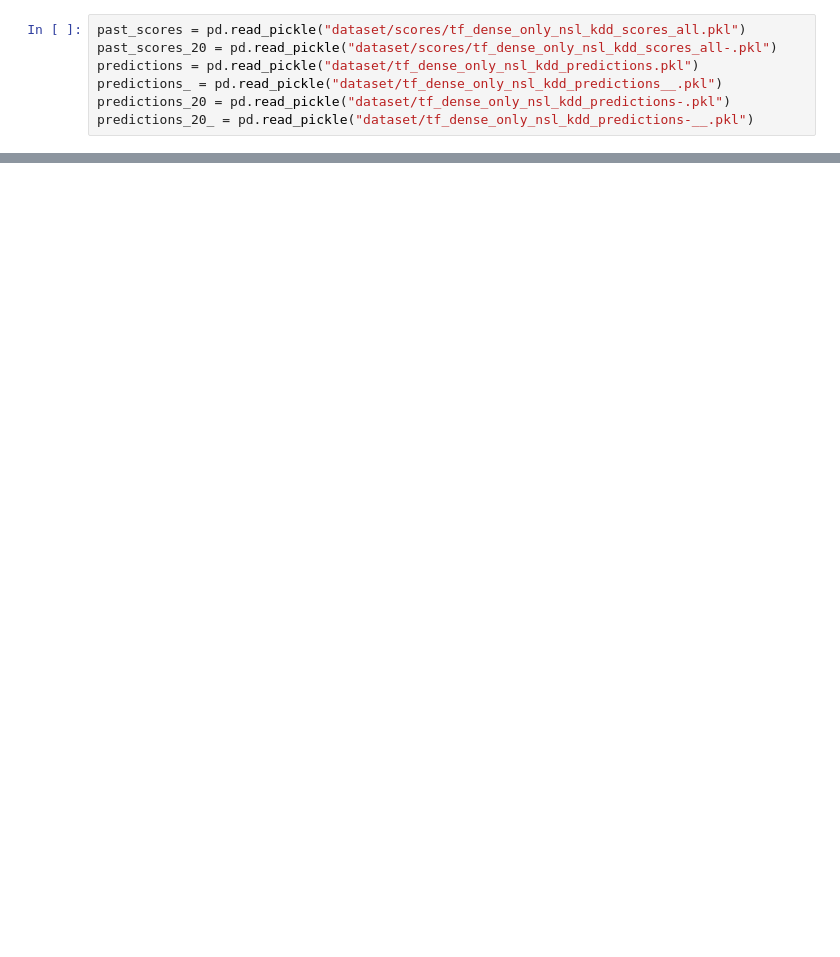
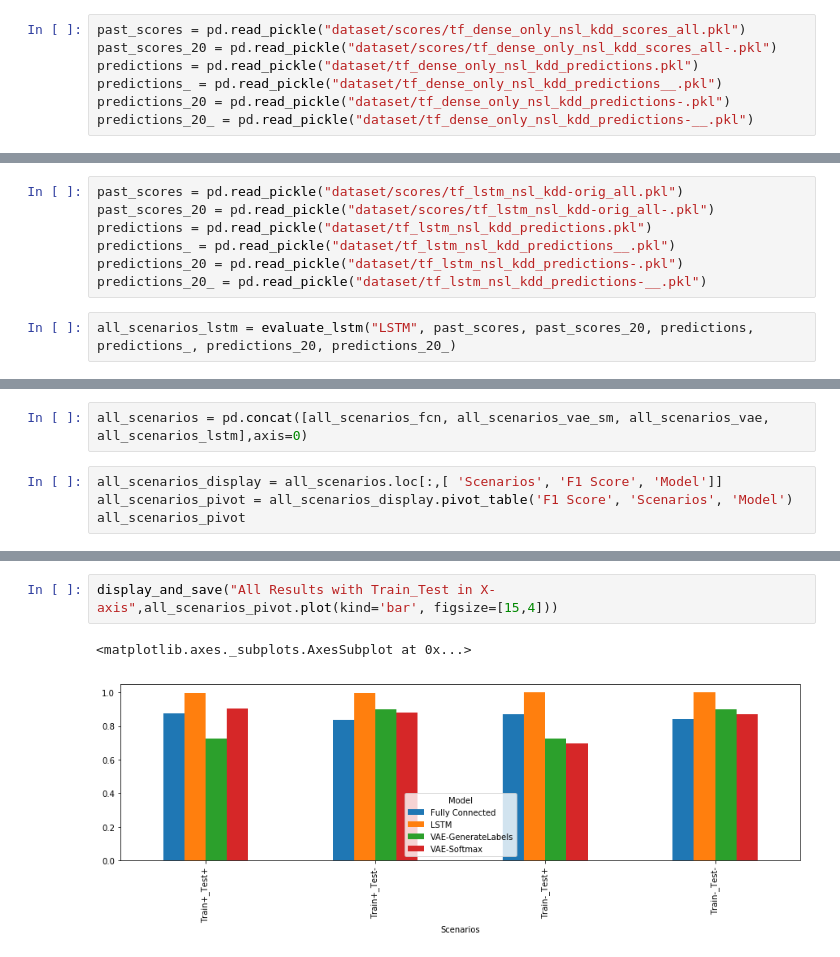
Before and after one commit to rkmalaiya/network_anomaly_detection_deep_learning, a Jupyter notebook: evaluate_scores.ipynb, the cells around one changed output, grey strips where cells are left out. Drawn from its saved outputs; the diff is of its cells as text; blank space fills up the shorter version.

```diff
--- a/evaluate_scores.ipynb
+++ b/evaluate_scores.ipynb
@@ -191,0 +215,9 @@ KeyError: 'hidden_layers'
+# %%
+past_scores = pd.read_pickle("dataset/scores/tf_lstm_nsl_kdd-orig_all.pkl")
+past_scores_20 = pd.read_pickle("dataset/scores/tf_lstm_nsl_kdd-orig_all-.pkl")
+predictions = pd.read_pickle("dataset/tf_lstm_nsl_kdd_predictions.pkl")
+predictions_ = pd.read_pickle("dataset/tf_lstm_nsl_kdd_predictions__.pkl")
+predictions_20 = pd.read_pickle("dataset/tf_lstm_nsl_kdd_predictions-.pkl")
+predictions_20_ = pd.read_pickle("dataset/tf_lstm_nsl_kdd_predictions-__.pkl")
+# %%
+all_scenarios_lstm = evaluate_lstm("LSTM", past_scores, past_scores_20, predictions, predictions_, predictions_20, predictions_20_)
@@ -191,0 +236,6 @@ KeyError: 'hidden_layers'
+# %%
+all_scenarios = pd.concat([all_scenarios_fcn, all_scenarios_vae_sm, all_scenarios_vae, all_scenarios_lstm],axis=0)
+# %%
+all_scenarios_display = all_scenarios.loc[:,[ 'Scenarios', 'F1 Score', 'Model']]
+all_scenarios_pivot = all_scenarios_display.pivot_table('F1 Score', 'Scenarios', 'Model')
+all_scenarios_pivot
@@ -191,0 +249,5 @@ KeyError: 'hidden_layers'
+# %%
+display_and_save("All Results with Train_Test in X-axis",all_scenarios_pivot.plot(kind='bar', figsize=[15,4]))
+# %% [output]
+<matplotlib.axes._subplots.AxesSubplot at 0x...>
+[figure, added]
```
Also changed, not shown: parts of 17 cells of this notebook, 32 other files.
